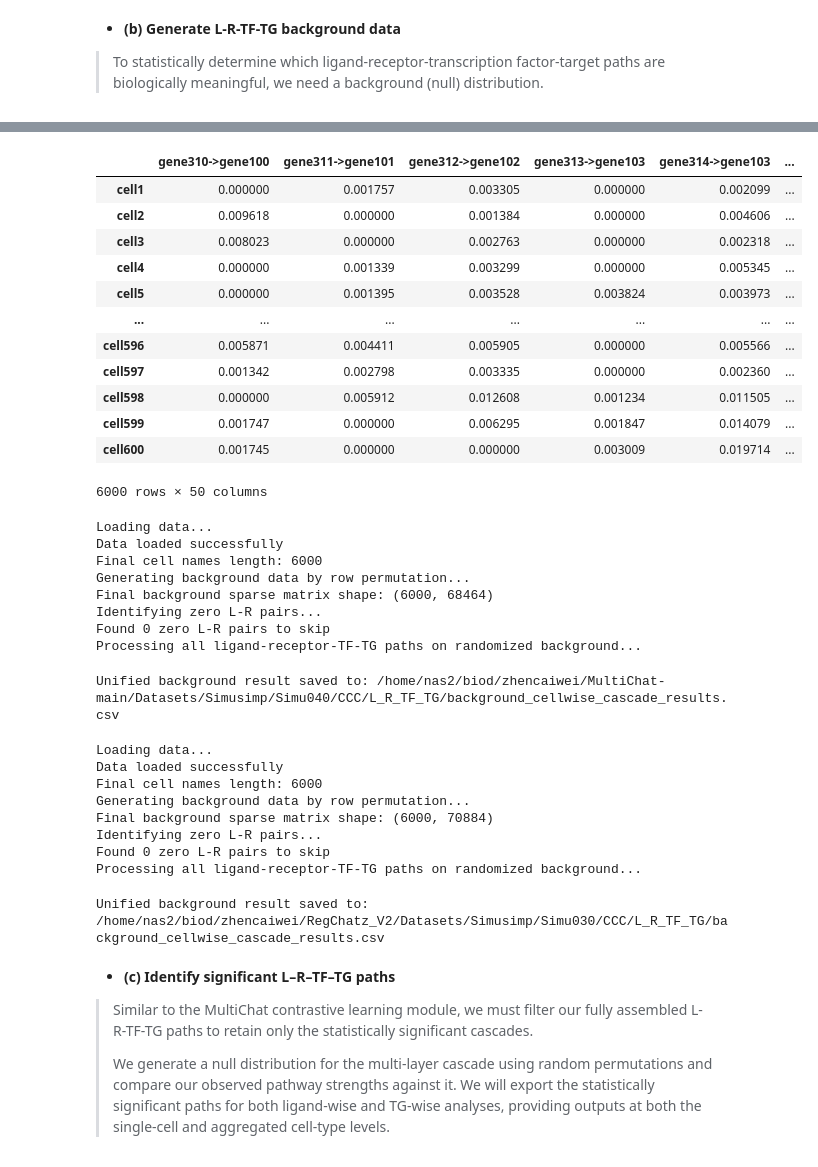
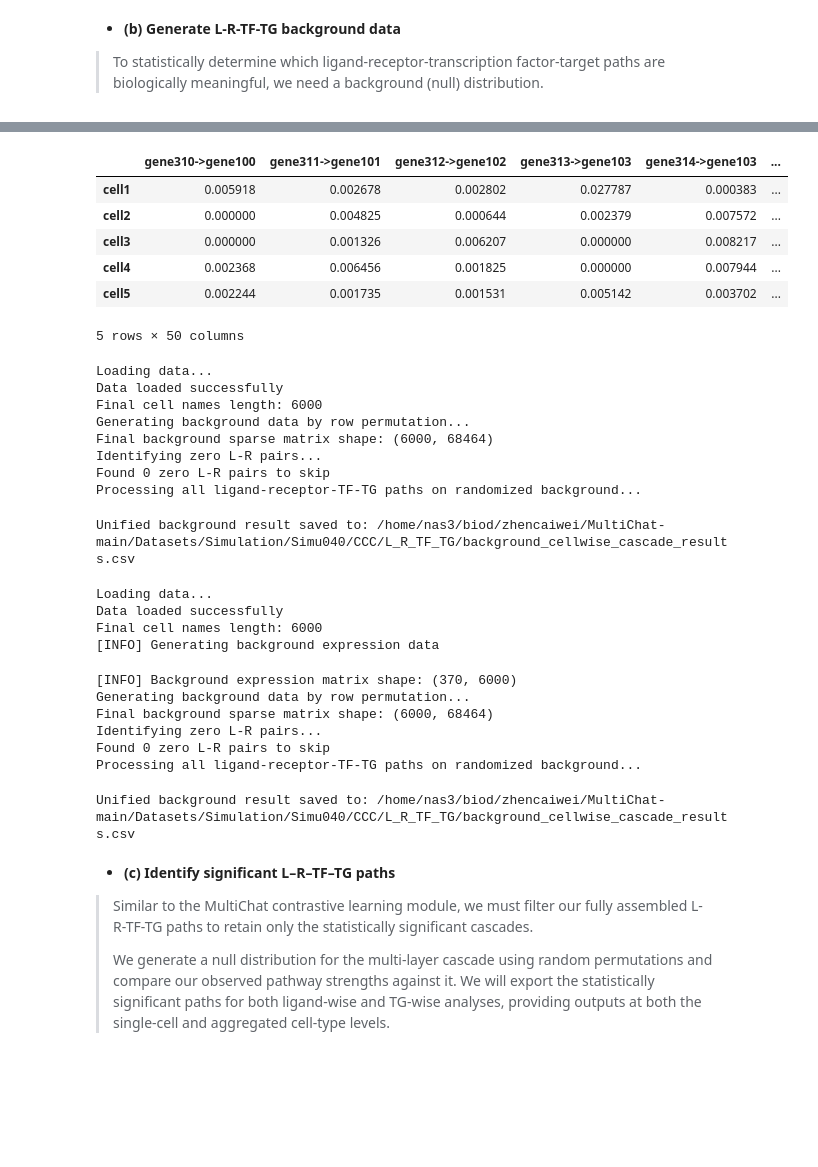
Before and after one commit to zcaiwei/MultiChat, a Jupyter notebook: Tutorial/run_MultiChat_on_Simulation.ipynb, the cells around one changed output, grey strips where cells are left out. Cells and saved outputs as stored; diff of their text form; code cells hidden in the pictures; blank space fills up the shorter version.

```diff
--- a/Tutorial/run_MultiChat_on_Simulation.ipynb
+++ b/Tutorial/run_MultiChat_on_Simulation.ipynb
@@ -44,7 +51,7 @@ Before training the models, we need to prepare the required input datasets. To h
 - Filter out unexpressed genes and subset the L-R database to only include pairs where both ligands and receptors are actively expressed in our spatial matrix.
 - Run the `Preprocess_CCC_model` function to format the ligand and receptor expression data for the subsequent modules.
 # %%
-base_path = '/home/nas2/biod/zhencaiwei/MultiChat-main/Datasets/Simusimp/Simu040/'
+base_path = '/home/nas3/biod/zhencaiwei/MultiChat-main/Datasets/Simulation/Simu040/'
 db = pd.read_csv(os.path.join(base_path, "inputs/LRpairDB.csv"), header=0, sep="\t")
 db = db.drop_duplicates()
 cell_rep = pd.read_csv(os.path.join(base_path, "inputs/RNA_data_norm.csv"), header=0, index_col=0, sep=",")
@@ -221,7 +225,6 @@ if __name__ == '__main__':
 # %% [markdown]
 **Identify single-cell level significant L–R pairs**
 # %%
-base_path = '/home/nas2/biod/zhencaiwei/MultiChat-main/Datasets/Simusimp/Simu040/'
 background_inter_df = MC.tl.load_background_inter(base_path+'Bg_CCC/', file_pattern="LRI_module_strength_run_*.txt")
 background_inter_df.to_csv(base_path + 'Bg_CCC/LRI_module_strength_concat.txt', sep="\t", index=True)
 sample_inter_df = pd.read_csv(base_path+'CCC/LRI_module_strength.txt', sep='\t', index_col=0)
@@ -251,13 +254,9 @@ Significant_L->R pairs saved to /home/nas2/biod/zhencaiwei/MultiChat-main/Datase
 # %% [markdown]
 The significant L–R pairs are identified for each target cell type, representing interactions received by the specified cell type.
 # %%
-background_inter_df = MC.tl.load_background_inter(base_path+'Bg_CCC/', file_pattern="LRI_module_strength_run_*.txt")
-sample_inter_df = pd.read_csv(base_path+'CCC/LRI_module_strength.txt', sep='\t', index_col=0)
-cell_clus = pd.read_csv(base_path+'/inputs/celltype_info.txt', header=0, index_col=0, sep="\t")
-sig_LR_pair = pd.read_csv(base_path+'CCC/Significant_LRs.csv', header=0, sep=",")
 sig_LR_pair_celltype = MC.tl.Identify_significant_lr_pairs_celltype(sig_LR_pair, cell_clus, agg_method='mean')
 merged = sample_inter_df.join(cell_clus)
-sample_inter_ct_df = merged.groupby('celltype').mean()
+sample_inter_ct_df = merged.groupby('cell_type').mean()
 sample_inter_ct_df.index.name = None
 vola_LR_pair_celltype, vola_LR_pair_celltype_vscore,vola_LR_pair_celltype_bin,_ = MC.tl.Identify_volatile_lr_pairs_celltype(sample_inter_ct_df, threshold=2.5, method='mad')
 outs_path = base_path+'CCC/Significant_LRs_ct_concat.csv'
@@ -533,24 +507,18 @@ InterCCC_random
 # %%
-InterCCC_random_pidx = InterCCC_random.copy()
+InterCCC_random_pidx = background_inter_df.copy()
 for _ in tqdm(range(10), desc="Permuting InterCCC"):
-    InterCCC_random_pidx = InterCCC_random_pidx.iloc[np.random.permutation(len(InterCCC_random))]
-InterCCC_random_pidx.index = InterCCC_random.index
+    InterCCC_random_pidx = InterCCC_random_pidx.iloc[np.random.permutation(len(background_inter_df))]
+InterCCC_random_pidx.index = background_inter_df.index
 InterCCC_random_pidx.to_csv(base_path + 'Bg_CCC/LRI_module_strength_concat_random_pidx.txt', sep="\t")
-InterCCC_random_pidx
+InterCCC_random_pidx.head()
 # %% [output]
 |  | gene310->gene100 | gene311->gene101 | gene312->gene102 | gene313->gene103 | gene314->gene103 | ... |
-| cell1 | 0.000000 | 0.001757 | 0.003305 | 0.000000 | 0.002099 | ... |
-| cell2 | 0.009618 | 0.000000 | 0.001384 | 0.000000 | 0.004606 | ... |
-| cell3 | 0.008023 | 0.000000 | 0.002763 | 0.000000 | 0.002318 | ... |
-| cell4 | 0.000000 | 0.001339 | 0.003299 | 0.000000 | 0.005345 | ... |
-| cell5 | 0.000000 | 0.001395 | 0.003528 | 0.003824 | 0.003973 | ... |
-| ... | ... | ... | ... | ... | ... | ... |
-| cell596 | 0.005871 | 0.004411 | 0.005905 | 0.000000 | 0.005566 | ... |
-| cell597 | 0.001342 | 0.002798 | 0.003335 | 0.000000 | 0.002360 | ... |
-| cell598 | 0.000000 | 0.005912 | 0.012608 | 0.001234 | 0.011505 | ... |
-| cell599 | 0.001747 | 0.000000 | 0.006295 | 0.001847 | 0.014079 | ... |
-| cell600 | 0.001745 | 0.000000 | 0.000000 | 0.003009 | 0.019714 | ... |
+| cell1 | 0.005918 | 0.002678 | 0.002802 | 0.027787 | 0.000383 | ... |
+| cell2 | 0.000000 | 0.004825 | 0.000644 | 0.002379 | 0.007572 | ... |
+| cell3 | 0.000000 | 0.001326 | 0.006207 | 0.000000 | 0.008217 | ... |
+| cell4 | 0.002368 | 0.006456 | 0.001825 | 0.000000 | 0.007944 | ... |
+| cell5 | 0.002244 | 0.001735 | 0.001531 | 0.005142 | 0.003702 | ... |
-6000 rows × 50 columns
+5 rows × 50 columns
 # %%
 # ligand-wise summary
 MC.tl.generate_background_l_r_tf_tg_strength_cellwise(
@@ -570,18 +538,17 @@ Final background sparse matrix shape: (6000, 68464)
 Identifying zero L-R pairs...
 Found 0 zero L-R pairs to skip
 Processing all ligand-receptor-TF-TG paths on randomized background...
-Unified background result saved to: /home/nas2/biod/zhencaiwei/MultiChat-main/Datasets/Simusimp/Simu040/CCC/L_R_TF_TG/background_cellwise_cascade_results.csv
+Unified background result saved to: /home/nas3/biod/zhencaiwei/MultiChat-main/Datasets/Simulation/Simu040/CCC/L_R_TF_TG/background_cellwise_cascade_results.csv
 # %%
 # For args.selected_cell_type != None, with ligand expression.
 # If you only want to calculate for specific cell types, set args.selected_cell_type to the desired cell type.
-result_mat_minmax_concat = pd.concat([result_mat_minmax]*10, axis=1)
 MC.tl.generate_background_l_r_tf_tg_strength_cellwise_with_lexp(
     l_r_tf_tg_df=L_R_TF_TG_df,
     combined_npz_path=base_path+"CCC/R_TF_TG/combined_results.npz",
     global_row_names_path=base_path+"CCC/R_TF_TG/combined_row_names.json",
     global_col_names_path=base_path+"CCC/R_TF_TG/combined_col_names.json",
     ccc_lrp_path=base_path+"Bg_CCC/LRI_module_strength_concat_random_pidx.txt",
-    expression_matrix=result_mat_minmax_concat,
+    base_path=base_path,
     output_dir=base_path+"CCC/L_R_TF_TG/",
     output_file = 'background_cellwise_cascade_results.csv'
 )
@@ -589,12 +556,14 @@ MC.tl.generate_background_l_r_tf_tg_strength_cellwise_with_lexp(
 Loading data...
 Data loaded successfully
 Final cell names length: 6000
-Generating background data by row permutation...
-Final background sparse matrix shape: (6000, 70884)
-Identifying zero L-R pairs...
-Found 0 zero L-R pairs to skip
-Processing all ligand-receptor-TF-TG paths on randomized background...
+[INFO] Generating background expression data
-Unified background result saved to: /home/nas2/biod/zhencaiwei/RegChatz_V2/Datasets/Simusimp/Simu030/CCC/L_R_TF_TG/background_cellwise_cascade_results.csv
+[INFO] Background expression matrix shape: (370, 6000)
+Generating background data by row permutation...
+Final background sparse matrix shape: (6000, 68464)
+Identifying zero L-R pairs...
+Found 0 zero L-R pairs to skip
+Processing all ligand-receptor-TF-TG paths on randomized background...
+Unified background result saved to: /home/nas3/biod/zhencaiwei/MultiChat-main/Datasets/Simulation/Simu040/CCC/L_R_TF_TG/background_cellwise_cascade_results.csv
 # %% [markdown]
 - **(c) Identify significant L–R–TF–TG paths**
 
```
Also changed, not shown: parts of 30 cells of this notebook, 7 other files.
